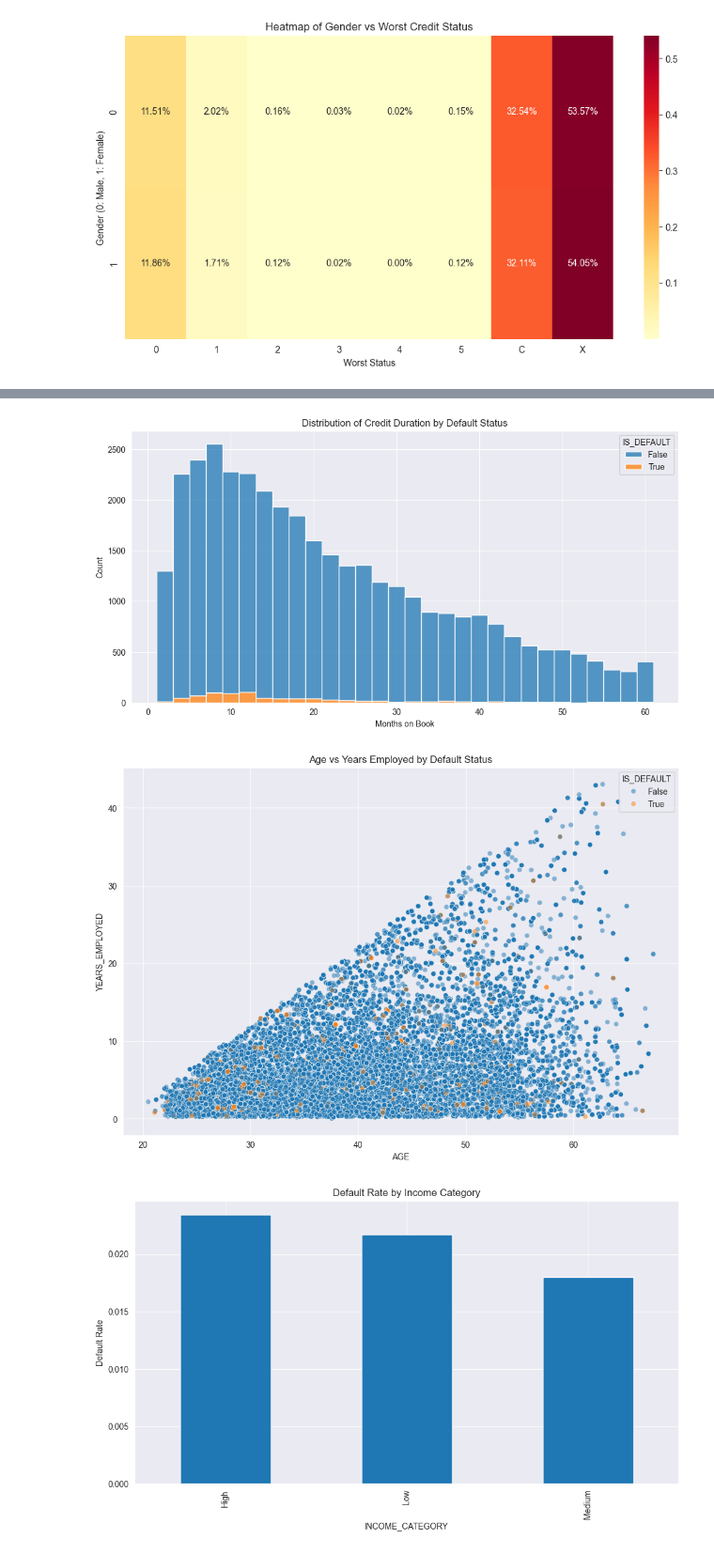
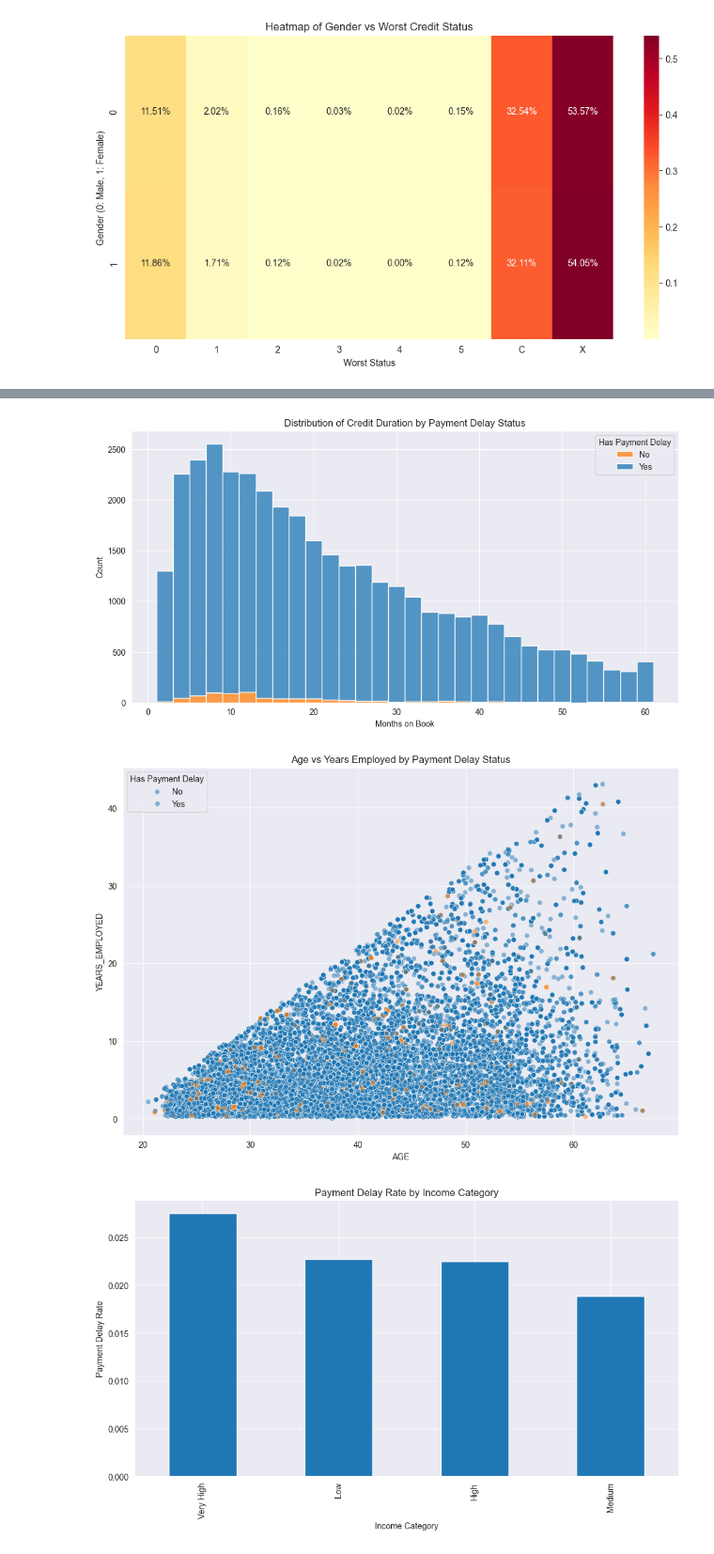
Before and after one commit to eliasqueirogavieira/AnaliseCredito, a Jupyter notebook: analise_credito.ipynb, the cells around one changed output, grey strips where cells are left out. Shown at 94% size. Cells and saved outputs as stored; diff of their text form; code cells hidden in the pictures.

```diff
--- a/analise_credito.ipynb
+++ b/analise_credito.ipynb
@@ -388,7 +489,7 @@ numerical_columns = ['CODE_GENDER', 'FLAG_OWN_CAR', 'FLAG_OWN_REALTY', 'CNT_CHIL
 'AMT_INCOME_TOTAL', 'DAYS_BIRTH', 'DAYS_EMPLOYED', 'FLAG_MOBIL',
 'FLAG_WORK_PHONE', 'FLAG_PHONE', 'FLAG_EMAIL', 'CNT_FAM_MEMBERS',
 'MONTHS_ON_BOOK', 'AGE', 'YEARS_EMPLOYED', 'WORST_STATUS_NUM',
-'IS_DEFAULT', 'EMPLOYMENT_STATUS', 'AGE_EMPLOYED']
+'HAS_PAYMENT_DELAY', 'EMPLOYMENT_STATUS', 'AGE_EMPLOYED']
 
 # Create a correlation matrix
 corr_matrix = combined_df[numerical_columns].corr()
@@ -424,25 +525,29 @@ plt.legend(title='Worst Status', bbox_to_anchor=(1.05, 1), loc='upper left')
 plt.tight_layout()
 plt.show()
 
-# Histogram of credit duration (MONTHS_ON_BOOK) by default status
+# Histogram of credit duration (MONTHS_ON_BOOK) by payment delay status
 plt.figure(figsize=(12, 6))
-sns.histplot(data=combined_df, x='MONTHS_ON_BOOK', hue='IS_DEFAULT', multiple='stack', bins=30)
-plt.title('Distribution of Credit Duration by Default Status')
+sns.histplot(data=combined_df, x='MONTHS_ON_BOOK', hue='HAS_PAYMENT_DELAY', multiple='stack', bins=30)
+plt.title('Distribution of Credit Duration by Payment Delay Status')
 plt.xlabel('Months on Book')
+plt.ylabel('Count')
+plt.legend(title='Has Payment Delay', labels=['No', 'Yes'])
 plt.show()
 
-# Scatter plot of Age vs Years Employed, colored by default status
+# Scatter plot of Age vs Years Employed, colored by payment delay status
 plt.figure(figsize=(12, 8))
-sns.scatterplot(data=combined_df, x='AGE', y='YEARS_EMPLOYED', hue='IS_DEFAULT', alpha=0.5)
-plt.title('Age vs Years Employed by Default Status')
+sns.scatterplot(data=combined_df, x='AGE', y='YEARS_EMPLOYED', hue='HAS_PAYMENT_DELAY', alpha=0.5)
+plt.title('Age vs Years Employed by Payment Delay Status')
+plt.legend(title='Has Payment Delay', labels=['No', 'Yes'])
 plt.show()
 
-# Bar plot of default rate by income category
-income_default_rate = combined_df.groupby('INCOME_CATEGORY')['IS_DEFAULT'].mean().sort_values(ascending=False)
+# Bar plot of payment delay rate by income category
+income_delay_rate = combined_df.groupby('INCOME_CATEGORY')['HAS_PAYMENT_DELAY'].mean().sort_values(ascending=False)
 plt.figure(figsize=(10, 6))
-income_default_rate.plot(kind='bar')
-plt.title('Default Rate by Income Category')
-plt.ylabel('Default Rate')
+income_delay_rate.plot(kind='bar')
+plt.title('Payment Delay Rate by Income Category')
+plt.ylabel('Payment Delay Rate')
+plt.xlabel('Income Category')
 plt.tight_layout()
 plt.show()
 # %% [output]
@@ -450,8 +555,8 @@ plt.show()
 [figure]
 <Figure size 1200x600 with 0 Axes>
 [figure]
-[figure, old version]
+[figure, new version]
-[figure, old version]
+[figure, new version]
-[figure, old version]
+[figure, new version]
 # %%
 # Prepare the data
```
Also changed, not shown: parts of 21 cells of this notebook, 1 other file.
